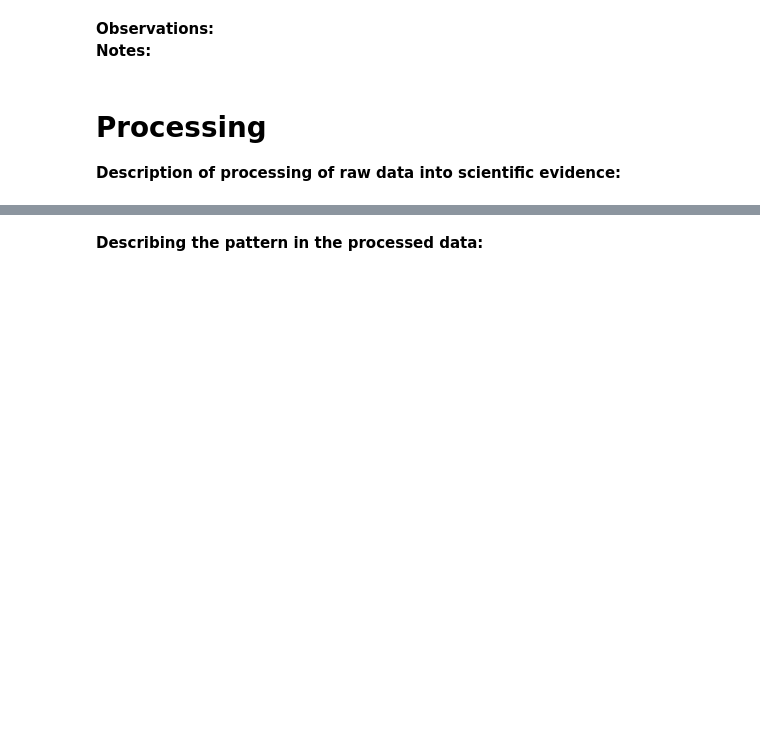
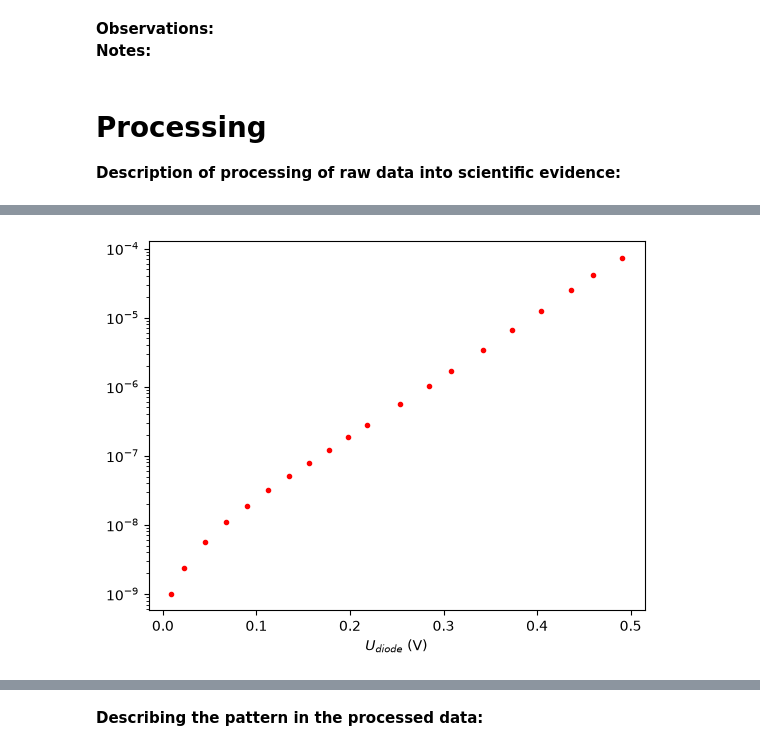
Before and after one commit to marcusmdb/Thermo_Marcus_Maurits, a Jupyter notebook: practicum/boltzzmann/BM_labjournaal.ipynb, the cells around one changed output, grey strips where cells are left out. Saved outputs shown, nothing was run; the diff lists cells and outputs as text; code cells hidden in the pictures; blank space fills up the shorter version.

Commit message:
Constante van Boltzmann experiment
De data van het experiment + een paar makkelijke berekeningen

```diff
--- a/practicum/boltzzmann/BM_labjournaal.ipynb
+++ b/practicum/boltzzmann/BM_labjournaal.ipynb
@@ -39,3 +37,16 @@ from scipy.optimize import curve_fit
+# %%
+# Measurements: Explain the names of variables provide only raw data in np.arrays!
+
+q = -1.602e-19                       # C
+n, u_n = 2.0, 0.1                    # idealiteitsfactor Si
+T, u_T = 293.15, 1.0                 # K (kamertemperatuur, pas aan)
+
+# Data
+
+#Voor ingesteld:
+R1, R2, R3 = 32.834e3, 0.99729e3, 99.875       # Ohm (Met DMM gemeten)
+U_bron = np.array([0.099, 0.248, 0.498, 0.747, 0.997, 1.246, 1.496, 1.746, 1.996, 2.245, 2.496, 2.995, 3.494, 3.993, 4.99, 6.48, 8.98, 13.97, 19.96, 31.94])      # In Volt, gemeten met 3.5 DMM
+U_R1    = np.array([0.033e-3, 0.079e-3, 0.187e-3, 0.359e-3, 0.615e-3, 1.035e-3, 1.666e-3, 2.603e-3, 4.032e-3, 6.074e-3, 9.053e-3, 18.620e-3, 33.935e-3, 55.292e-3, 111.8e-3, 216.645e-3, 0.41341, 0.83492, 1.35699, 2.4165])  # In Volt, gemeten met 5.5 DMM
 # %% [markdown]
 **Observations:**
 **Notes:**
@@ -50,0 +56,15 @@ from scipy.optimize import curve_fit
+# %%
+# Onzekerheden (In handleiding: % aflezing * aflezing + % bereik * bereik + tellen * 1 tel)
+#u_Ubron = aflezingUbron * U_bron + tellen      # voorbeeld: 0.5% aflezing + 1 tel
+#u_UR    = aflezingUR * U_R + offset        # voorbeeld: 0.02% aflezing + kleine offset
+#u_R1    = 0.001 * R1                 # voorbeeld: 0.1%
+
+# Verwerking
+U  = R3 / (R2 + R3) * U_bron         # spanning over diode + R1
+print(U)
+U_D = U - U_R1                        # spanning over de diode
+print(U_D)
+I_D = U_R1 / R1                       # stroom door de diode
+print(I_D)
+print(len(I_D))
+#u_ID = I_D * np.sqrt((u_UR / U_R)**2 + (u_R1 / R1)**2)   # onzekerheid in I_D
@@ -50,0 +86,8 @@ from scipy.optimize import curve_fit
+# %%
+#Data processing and analysis:
+plt.figure()
+plt.plot(U_D, I_D, 'r.')
+plt.xlabel(r'$U_{diode}$ (V)')
+plt.yscale('log')
+# %% [output]
+[figure, added]
```
Also changed, not shown: parts of 8 cells of this notebook, 1 other file.
